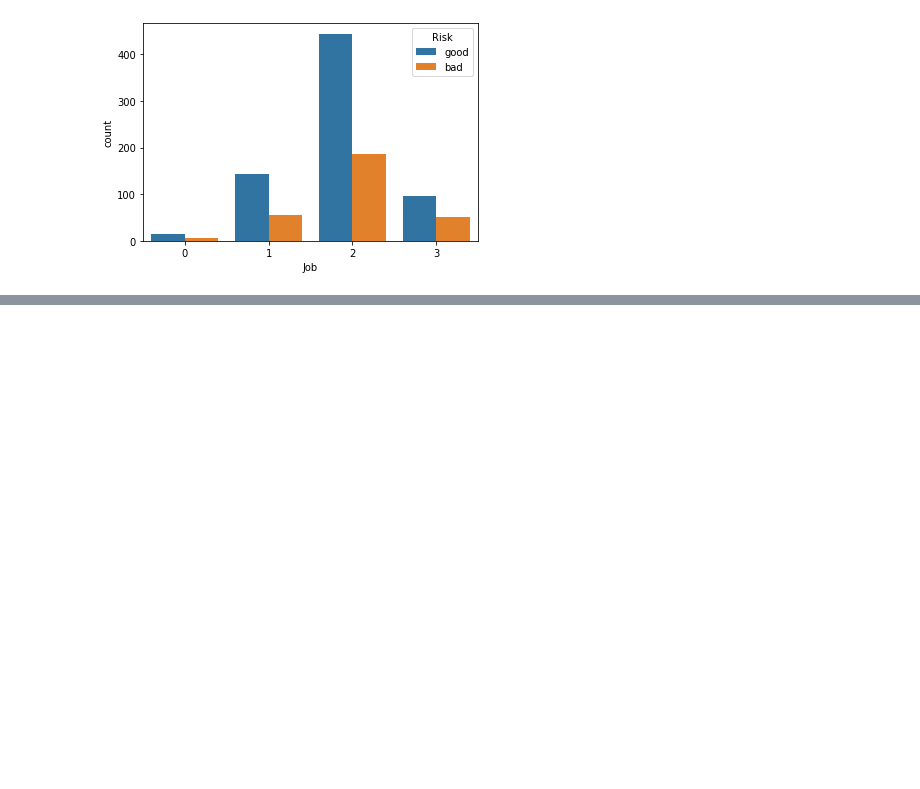
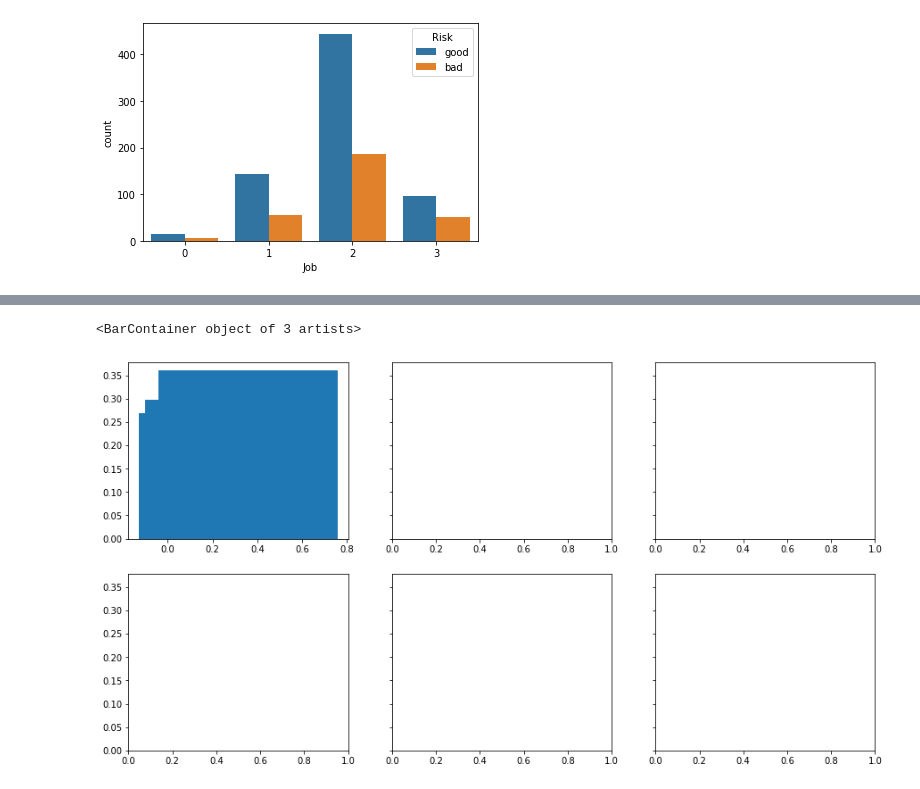
Before and after one commit to JavierRCCEdu/modeloCredito, a Jupyter notebook: notebooks/2-modelo inicial.ipynb, the cells around one changed output, grey strips where cells are left out. Cells and saved outputs as stored; diff of their text form; code cells hidden in the pictures; blank space fills up the shorter version.

```diff
--- a/notebooks/2-modelo inicial.ipynb
+++ b/notebooks/2-modelo inicial.ipynb
@@ -45,0 +88,6 @@ sns.countplot(x="Job", hue="Risk", data=df)
+# %%
+fig, axs = plt.subplots(2, 3, figsize=(15, 8), sharey=True)
+axs[0,0].bar(Rgo_sex_Ind, Rgo_sex_Ind.iloc[:])
+# %% [output]
+<BarContainer object of 3 artists>
+[figure, added]
```
Also changed, not shown: parts of 20 cells of this notebook.
